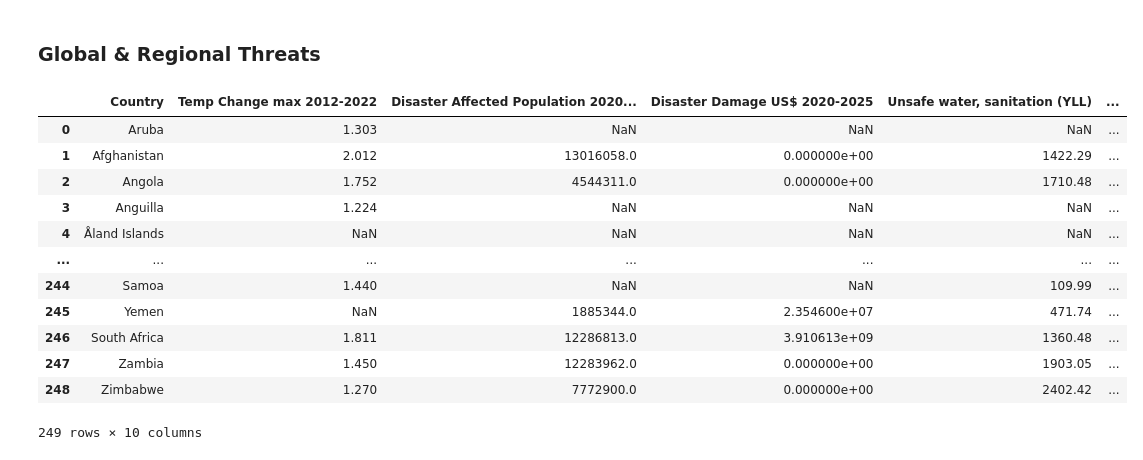
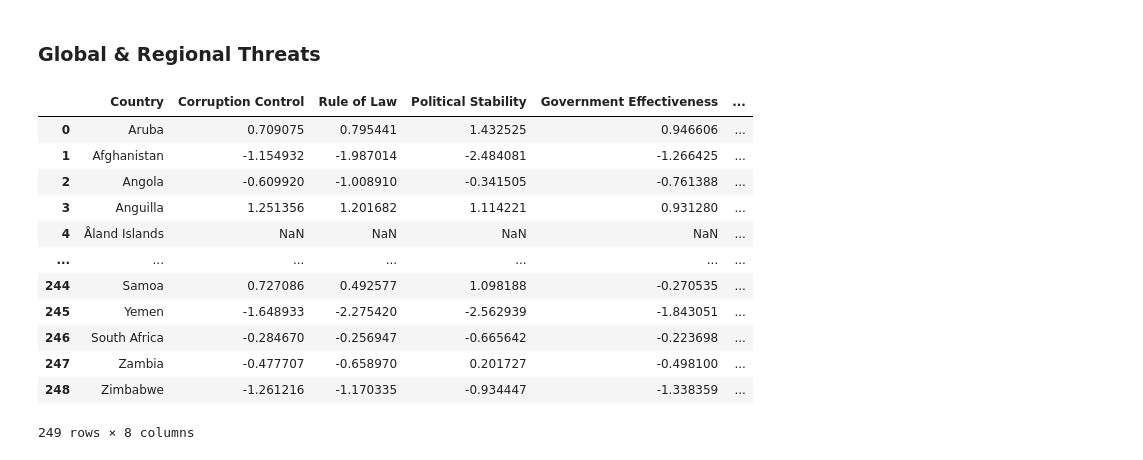
Before and after one commit to arth3mis/global-societal-endangerment-index, a Jupyter notebook: 2.1_data_preprocessing.ipynb, the cells around one changed output. Drawn from its saved outputs; the diff is of its cells as text; code cells hidden in the pictures.

Commit message:
Load political indicators

```diff
--- a/2.1_data_preprocessing.ipynb
+++ b/2.1_data_preprocessing.ipynb
@@ -76,6 +78,9 @@ def transpose_world_bank_data(wb_df, year_range):
     wb_df = wb_df.pivot(index='Country Name', columns='Series Name', values=[str(year) for year in year_range])
     wb_df.columns = ['_'.join(col).strip() for col in wb_df.columns.values]
     wb_df = wb_df.reset_index()
+    # convert to numeric
+    num_cols = wb_df.drop('Country Name', axis=1).apply(pd.to_numeric, errors='coerce')
+    wb_df = pd.concat([wb_df['Country Name'], num_cols], axis=1)
     return wb_df
 
 def indicator_yearly_availability(processed_wb_df):
@@ -276,6 +277,8 @@ print(env_data.columns.values)
  'Renewable Freshwater per Capita (m3)']
 # %% [markdown]
 ### Political Instability & Governance
+# %%
+pol_data = pd.DataFrame(all_countries(), columns=['Country'])
 # %%
 # Governance Quality
 
@@ -302,5 +305,14 @@ indicator_yearly_availability(wb_gov)
 # Regulatory Quality
 # Voice and Accountability
 
-wb_gov
+governance = wb_gov[['Country Name'] + list(wb_gov.columns[wb_gov.columns.str.startswith('2023')])]
+# rename columns
+indicator_cols = ['Corruption Control', 'Rule of Law', 'Political Stability', 'Government Effectiveness', 'Regulatory Quality', 'Voice and Accountability']
+governance.columns = ['Country'] + indicator_cols
+# merge
+if indicator_cols[0] in pol_data.columns:
+    pol_data = pol_data.drop(columns=indicator_cols)
+pol_data = pol_data.merge(governance, on='Country', how='left')
+
+print(pol_data.columns.values)
 # %% [output]
@@ -320,2 +322,19 @@ wb_gov
 # %%
-# Regime Type
+# INDICATOR: Democracy, not Autocracy
+
+regime = pd.read_csv('data/V-Dem-Institute_ERT_democracy.csv')
+# select most recent year
+regime = regime[regime['year'] == 2023]
+# standardise country names
+regime['country_name'] = standardise_countries(regime['country_text_id'])
+regime = regime[regime['country_name'] != UNKNOWN_COUNTRY]
+# select & rename columns
+regime = regime[['country_name', 'reg_type']]
+indicator_cols = ['Democracy, not Autocracy']
+regime.columns = ['Country'] + indicator_cols
+# merge
+if indicator_cols[0] in pol_data.columns:
+    pol_data = pol_data.drop(columns=indicator_cols)
+pol_data = pol_data.merge(regime, on='Country', how='left')
+
+print(pol_data.columns.values)
@@ -328,16 +361,17 @@ wb_gov
 # %%
-env_data
+# env_data
+pol_data
 # %% [output]
-|  | Country | Temp Change max 2012-2022 | Disaster Affected Population 2020... | Disaster Damage US$ 2020-2025 | Unsafe water, sanitation (YLL) | ... |
-| 0 | Aruba | 1.303 | NaN | NaN | NaN | ... |
-| 1 | Afghanistan | 2.012 | 13016058.0 | 0.000000e+00 | 1422.29 | ... |
-| 2 | Angola | 1.752 | 4544311.0 | 0.000000e+00 | 1710.48 | ... |
-| 3 | Anguilla | 1.224 | NaN | NaN | NaN | ... |
+|  | Country | Corruption Control | Rule of Law | Political Stability | Government Effectiveness | ... |
+| 0 | Aruba | 0.709075 | 0.795441 | 1.432525 | 0.946606 | ... |
+| 1 | Afghanistan | -1.154932 | -1.987014 | -2.484081 | -1.266425 | ... |
+| 2 | Angola | -0.609920 | -1.008910 | -0.341505 | -0.761388 | ... |
+| 3 | Anguilla | 1.251356 | 1.201682 | 1.114221 | 0.931280 | ... |
 | 4 | Åland Islands | NaN | NaN | NaN | NaN | ... |
 | ... | ... | ... | ... | ... | ... | ... |
-| 244 | Samoa | 1.440 | NaN | NaN | 109.99 | ... |
-| 245 | Yemen | NaN | 1885344.0 | 2.354600e+07 | 471.74 | ... |
-| 246 | South Africa | 1.811 | 12286813.0 | 3.910613e+09 | 1360.48 | ... |
-| 247 | Zambia | 1.450 | 12283962.0 | 0.000000e+00 | 1903.05 | ... |
-| 248 | Zimbabwe | 1.270 | 7772900.0 | 0.000000e+00 | 2402.42 | ... |
+| 244 | Samoa | 0.727086 | 0.492577 | 1.098188 | -0.270535 | ... |
+| 245 | Yemen | -1.648933 | -2.275420 | -2.562939 | -1.843051 | ... |
+| 246 | South Africa | -0.284670 | -0.256947 | -0.665642 | -0.223698 | ... |
+| 247 | Zambia | -0.477707 | -0.658970 | 0.201727 | -0.498100 | ... |
+| 248 | Zimbabwe | -1.261216 | -1.170335 | -0.934447 | -1.338359 | ... |
-249 rows × 10 columns
+249 rows × 8 columns
```
Also changed, not shown: parts of 10 cells of this notebook.
